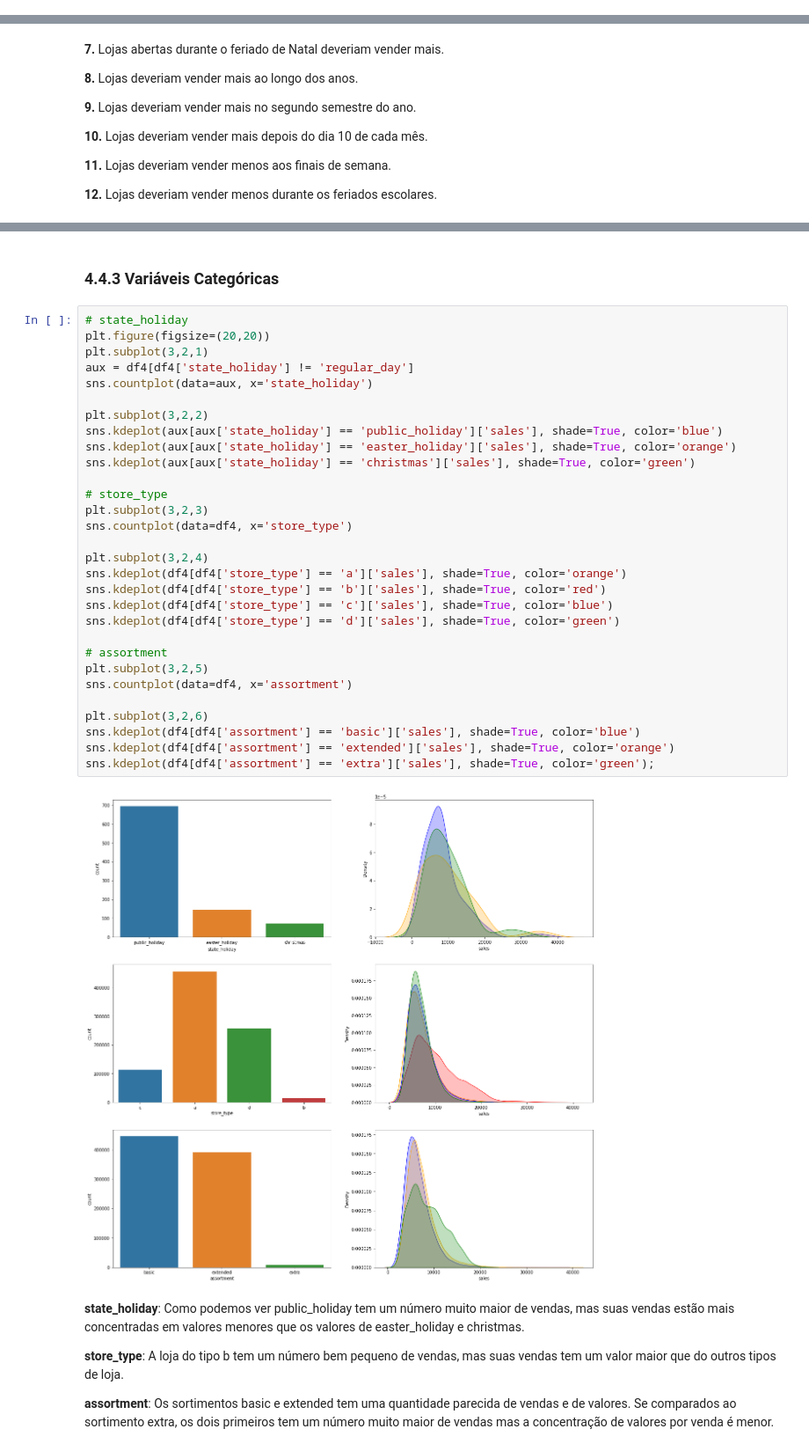
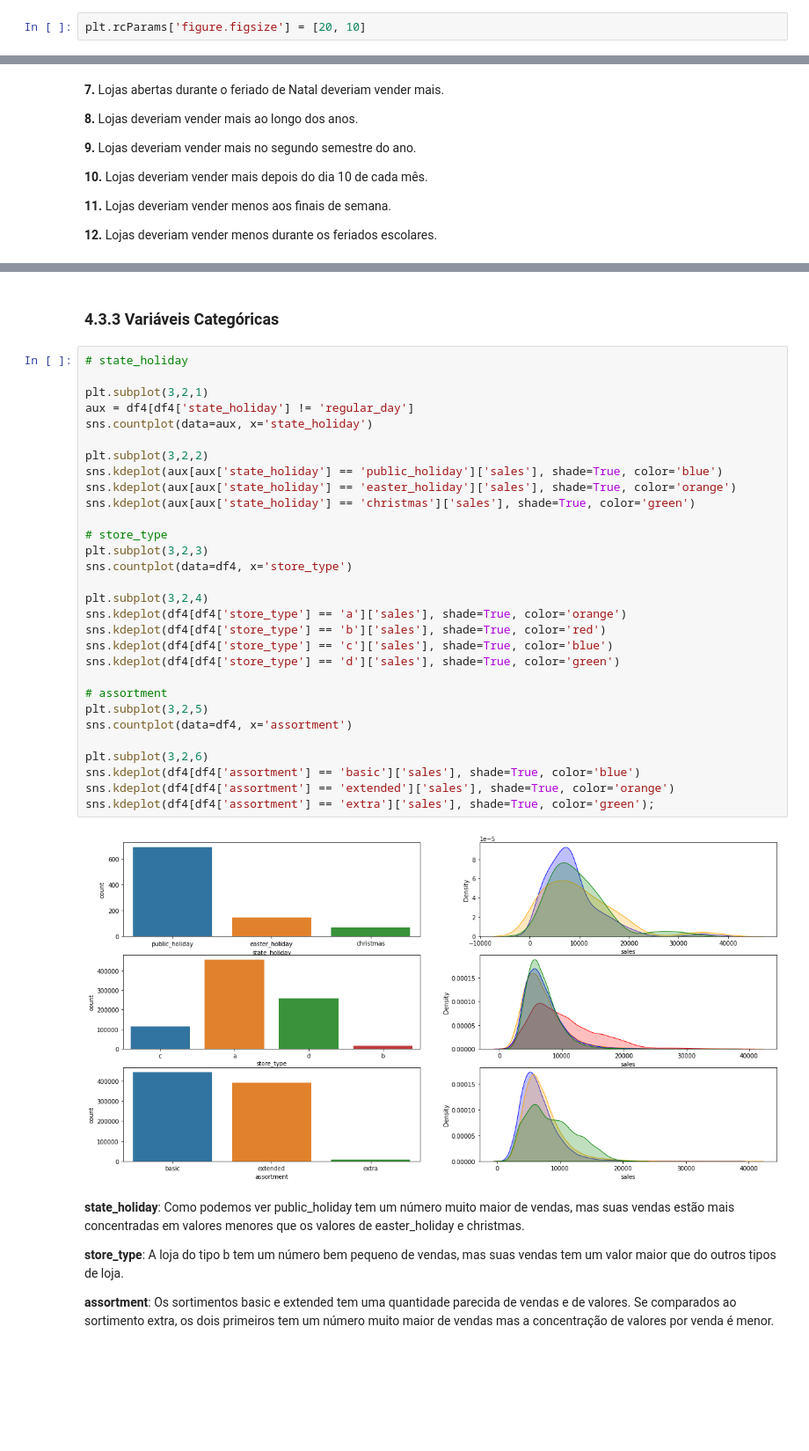
Before and after one commit to misaelpcastro/rossmann_previsao_vendas, a Jupyter notebook: Previsao_vendas_por_loja_v1.ipynb, the cells around one changed output, grey strips where cells are left out. Shown at 88% size. Drawn from its saved outputs; the diff is of its cells as text; blank space fills up the shorter version.

```diff
--- a/Previsao_vendas_por_loja_v1.ipynb
+++ b/Previsao_vendas_por_loja_v1.ipynb
@@ -13,6 +13,8 @@ from matplotlib      import pyplot as plt
 from IPython.display import Image
 # %% [markdown]
 ## 0.1 Funções Auxiliares
+# %%
+plt.rcParams['figure.figsize'] = [20, 10]
 # %% [markdown]
 ## 0.2 Carregando os Dados
 # %%
@@ -388,39 +390,39 @@ num_attributes.hist(bins=25, figsize=(20,15));
 # %% [output]
 [figure]
 # %% [markdown]
-### 4.4.3 Variáveis Categóricas
+### 4.3.3 Variáveis Categóricas
 # %%
 # state_holiday
-plt.figure(figsize=(20,20))
+
 plt.subplot(3,2,1)
 aux = df4[df4['state_holiday'] != 'regular_day']
 sns.countplot(data=aux, x='state_holiday')
 
 plt.subplot(3,2,2)
 sns.kdeplot(aux[aux['state_holiday'] == 'public_holiday']['sales'], shade=True, color='blue')
 sns.kdeplot(aux[aux['state_holiday'] == 'easter_holiday']['sales'], shade=True, color='orange')
 sns.kdeplot(aux[aux['state_holiday'] == 'christmas']['sales'], shade=True, color='green')
 
 # store_type
 plt.subplot(3,2,3)
 sns.countplot(data=df4, x='store_type')
 
 plt.subplot(3,2,4)
 sns.kdeplot(df4[df4['store_type'] == 'a']['sales'], shade=True, color='orange')
 sns.kdeplot(df4[df4['store_type'] == 'b']['sales'], shade=True, color='red')
 sns.kdeplot(df4[df4['store_type'] == 'c']['sales'], shade=True, color='blue')
 sns.kdeplot(df4[df4['store_type'] == 'd']['sales'], shade=True, color='green')
 
 # assortment
 plt.subplot(3,2,5)
 sns.countplot(data=df4, x='assortment')
 
 plt.subplot(3,2,6)
 sns.kdeplot(df4[df4['assortment'] == 'basic']['sales'], shade=True, color='blue')
 sns.kdeplot(df4[df4['assortment'] == 'extended']['sales'], shade=True, color='orange')
 sns.kdeplot(df4[df4['assortment'] == 'extra']['sales'], shade=True, color='green');
 # %% [output]
-[figure, old version]
+[figure, new version]
 # %% [markdown]
 **state_holiday**: Como podemos ver public_holiday tem um número muito maior de vendas, mas suas vendas estão mais concentradas em valores menores que os valores de easter_holiday e christmas.
 
```
Also changed, not shown: parts of 15 cells of this notebook.
